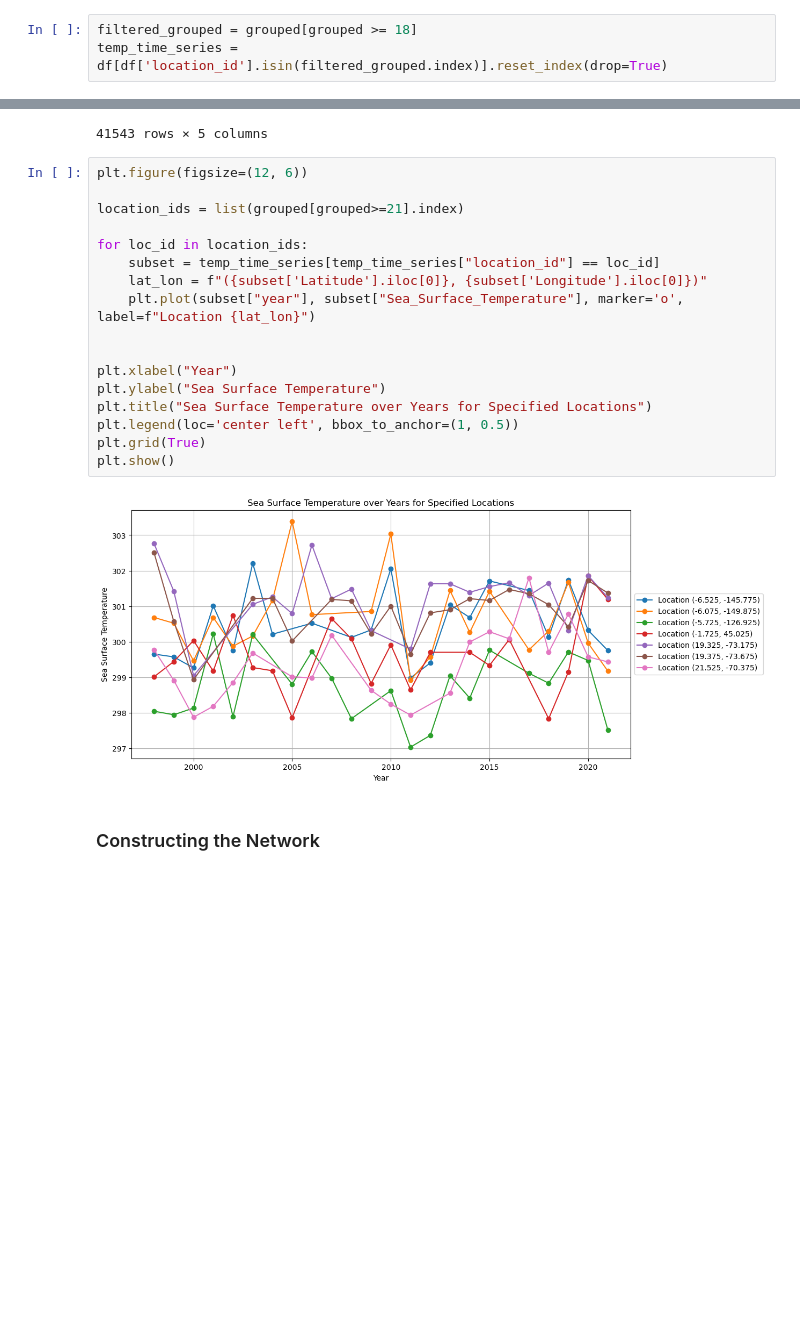
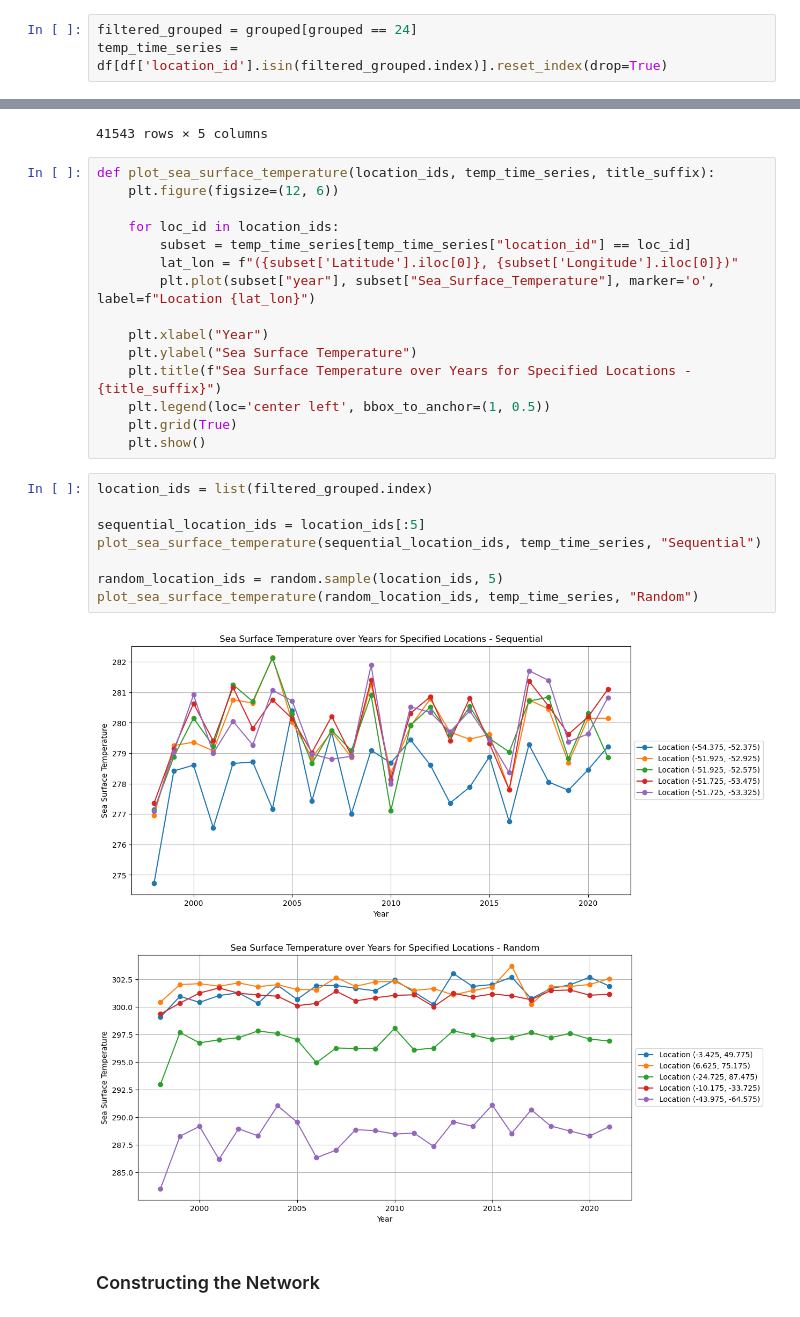
Before and after one commit to AlexFidalgo/El-Nino-La-Nina-Detection-Using-Complex-Networks, a Jupyter notebook: MainNotebook.ipynb, the cells around one changed output, grey strips where cells are left out. Saved outputs shown, nothing was run; the diff lists cells and outputs as text; blank space fills up the shorter version.

```diff
--- a/MainNotebook.ipynb
+++ b/MainNotebook.ipynb
@@ -299,5 +302,5 @@ Let's select only those locations with a relevant number of years.
 # %%
-filtered_grouped = grouped[grouped >= 18]
+filtered_grouped = grouped[grouped == 24]
 temp_time_series = df[df['location_id'].isin(filtered_grouped.index)].reset_index(drop=True)
 # %%
 temp_time_series
@@ -316,24 +319,31 @@ temp_time_series
 | 41542 | 7659919 | 20.525 | 68.925 | 297.57000 | 2021 |
 41543 rows × 5 columns
 # %%
-plt.figure(figsize=(12, 6))
+def plot_sea_surface_temperature(location_ids, temp_time_series, title_suffix):
+    plt.figure(figsize=(12, 6))
 
-location_ids = list(grouped[grouped>=21].index)
+    for loc_id in location_ids:
+        subset = temp_time_series[temp_time_series["location_id"] == loc_id]
+        lat_lon = f"({subset['Latitude'].iloc[0]}, {subset['Longitude'].iloc[0]})"
+        plt.plot(subset["year"], subset["Sea_Surface_Temperature"], marker='o', label=f"Location {lat_lon}")
 
-for loc_id in location_ids:
-    subset = temp_time_series[temp_time_series["location_id"] == loc_id]
-    lat_lon = f"({subset['Latitude'].iloc[0]}, {subset['Longitude'].iloc[0]})"
-    plt.plot(subset["year"], subset["Sea_Surface_Temperature"], marker='o', label=f"Location {lat_lon}")
-
-
-plt.xlabel("Year")
-plt.ylabel("Sea Surface Temperature")
-plt.title("Sea Surface Temperature over Years for Specified Locations")
-plt.legend(loc='center left', bbox_to_anchor=(1, 0.5))
-plt.grid(True)
-plt.show()
+    plt.xlabel("Year")
+    plt.ylabel("Sea Surface Temperature")
+    plt.title(f"Sea Surface Temperature over Years for Specified Locations - {title_suffix}")
+    plt.legend(loc='center left', bbox_to_anchor=(1, 0.5))
+    plt.grid(True)
+    plt.show()
-# %% [output]
-[figure, removed]
+# %%
+location_ids = list(filtered_grouped.index)
+
+sequential_location_ids = location_ids[:5]
+plot_sea_surface_temperature(sequential_location_ids, temp_time_series, "Sequential")
+
+random_location_ids = random.sample(location_ids, 5)
+plot_sea_surface_temperature(random_location_ids, temp_time_series, "Random")
+# %% [output]
+[figure, added]
+[figure, added]
 # %% [markdown]
 ### Constructing the Network
 # %%
```
Also changed, not shown: parts of 12 cells of this notebook.
